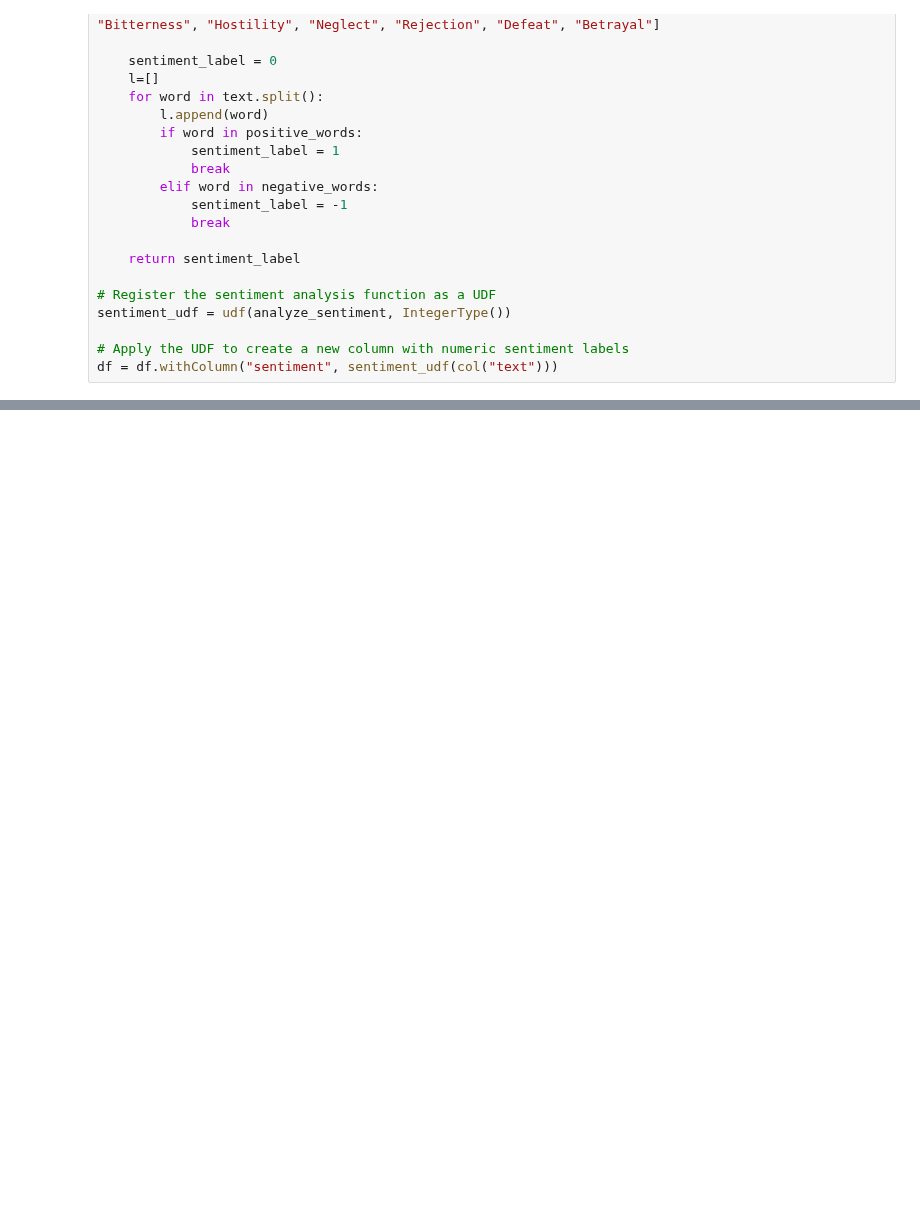
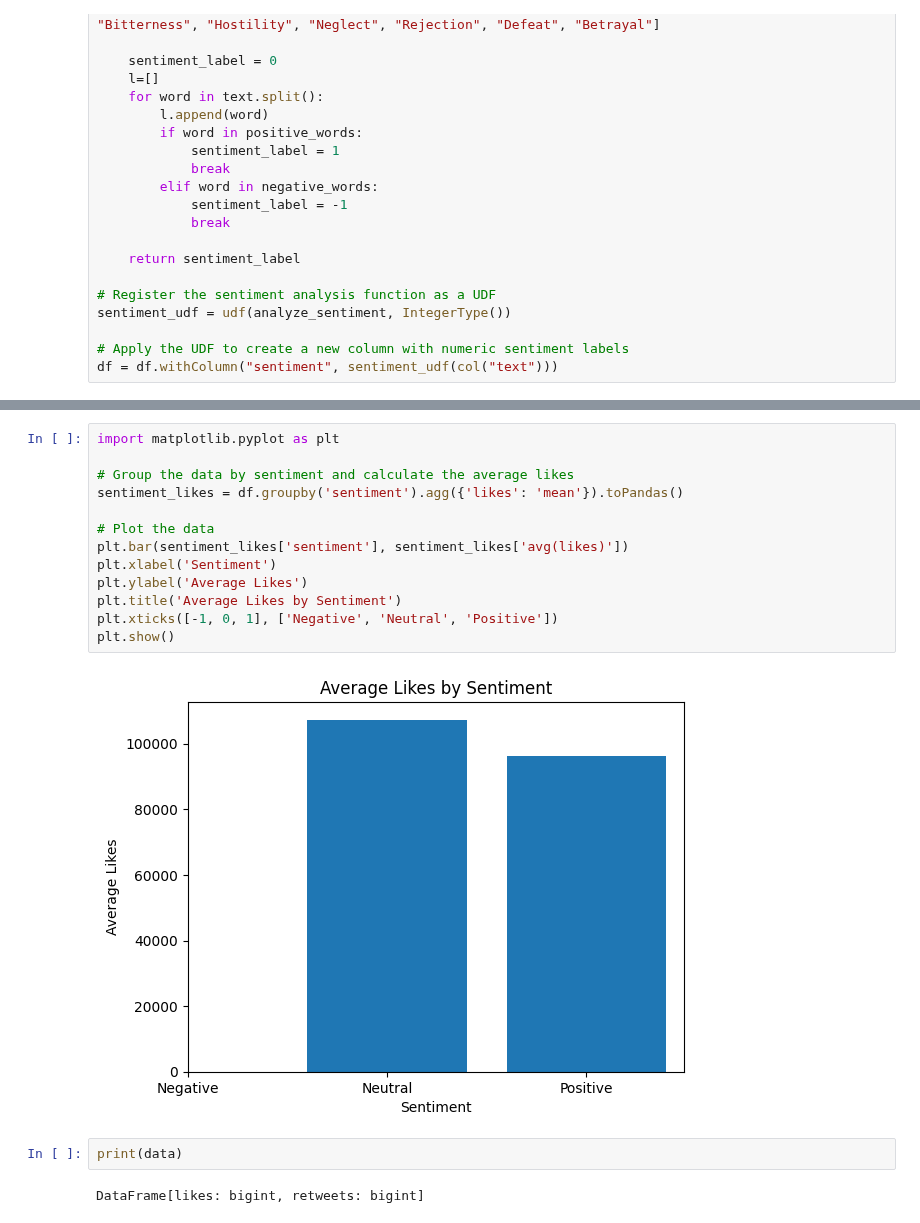
Before and after one commit to iheeebak/realtimestreming, a Jupyter notebook: twitter_streaming_2023.ipynb, the cells around one changed output, grey strips where cells are left out. Cells and saved outputs as stored; diff of their text form; blank space fills up the shorter version.

```diff
--- a/twitter_streaming_2023.ipynb
+++ b/twitter_streaming_2023.ipynb
@@ -297,0 +327,19 @@ only showing top 100 rows
+# %%
+import matplotlib.pyplot as plt
+
+# Group the data by sentiment and calculate the average likes
+sentiment_likes = df.groupby('sentiment').agg({'likes': 'mean'}).toPandas()
+
+# Plot the data
+plt.bar(sentiment_likes['sentiment'], sentiment_likes['avg(likes)'])
+plt.xlabel('Sentiment')
+plt.ylabel('Average Likes')
+plt.title('Average Likes by Sentiment')
+plt.xticks([-1, 0, 1], ['Negative', 'Neutral', 'Positive'])
+plt.show()
+# %% [output]
+[figure, added]
+# %%
+print(data)
+# %% [output]
+DataFrame[likes: bigint, retweets: bigint]
```
Also changed, not shown: parts of 3 cells of this notebook.
